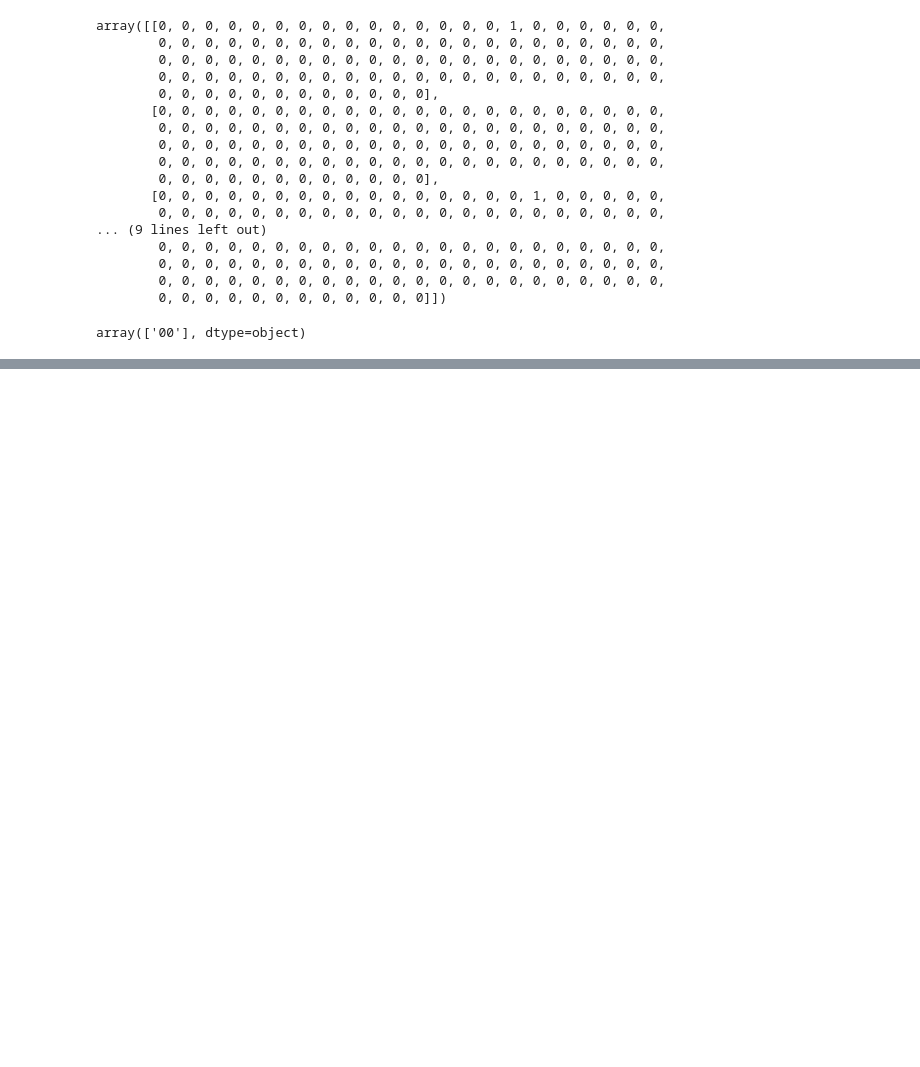
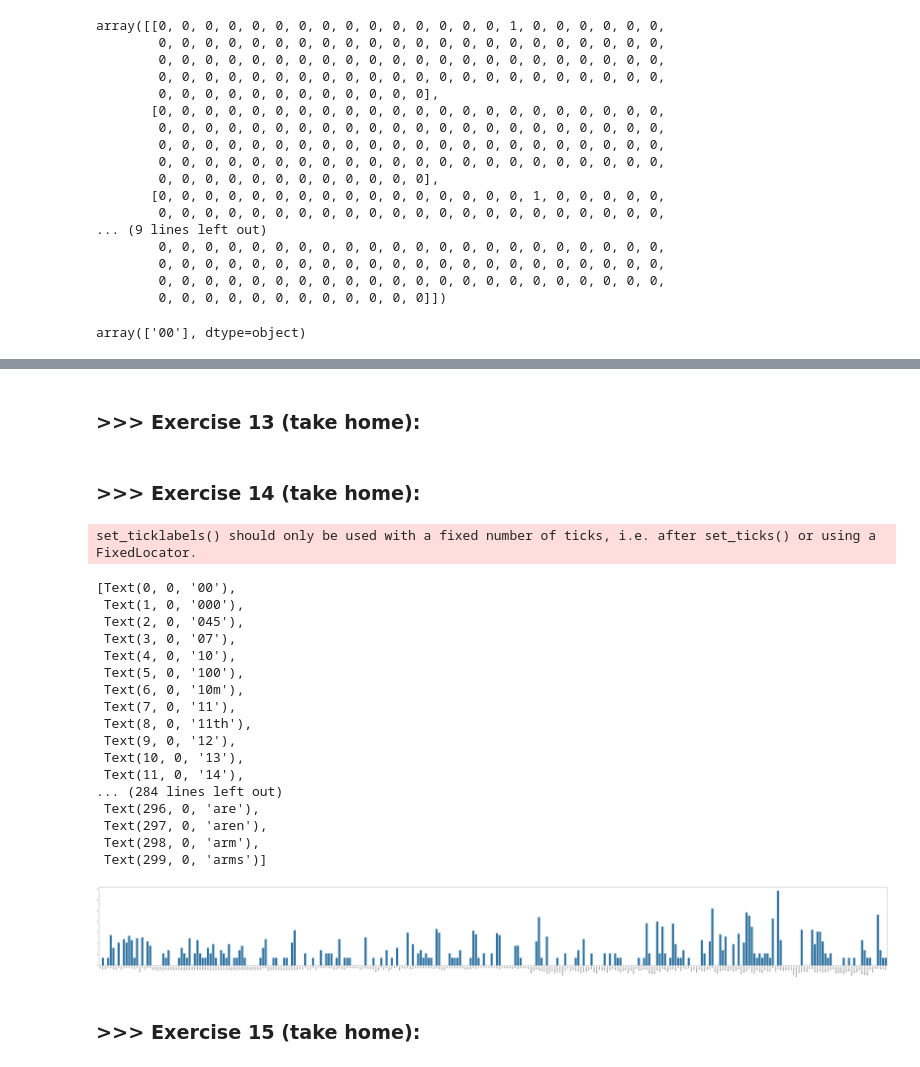
Before and after one commit to Kevindic0214/DM2024-Lab1-Homework, a Jupyter notebook: DM2024-Lab1-Homework.ipynb, the cells around one changed output, grey strips where cells are left out. Cells and saved outputs as stored; diff of their text form; code cells hidden in the pictures; blank space fills up the shorter version.

```diff
--- a/DM2024-Lab1-Homework.ipynb
+++ b/DM2024-Lab1-Homework.ipynb
@@ -979,0 +1160,2 @@ array(['00'], dtype=object)
+# %% [markdown]
+### >>> **Exercise 13 (take home):**
@@ -979,0 +1189,61 @@ array(['00'], dtype=object)
+# %% [markdown]
+### >>> **Exercise 14 (take home):**
+# %%
+# Answer here
+import numpy as np
+import plotly.express as px
+import pandas as pd
+
+# Step 1: Calculate the total frequency of each term
+term_frequencies = np.asarray(X_counts_youtube.sum(axis=0)).flatten()
+
+# Step 2: Sort the terms and their frequencies (in descending order)
+sorted_indices = np.argsort(term_frequencies)[::-1]  # Sort the frequencies in descending order
+sorted_frequencies = term_frequencies[sorted_indices]  # Get the frequencies according to the sorted indices
+sorted_terms = count_vect.get_feature_names_out()[sorted_indices]  # Get the terms according to the sorted indices
+
+# Step 3: Select the top 100 terms for visualization (sorted by frequency)
+top_n = 100
+df = pd.DataFrame({
+    "Terms": sorted_terms[:top_n],  # Top 100 terms
+    "Frequencies": sorted_frequencies[:top_n]  # Corresponding frequencies
+})
+
+# Step 4: Use Plotly to create a bar chart of the top 100 term frequencies
+fig = px.bar(df, x='Terms', y='Frequencies', title="Top 100 Term Frequencies (Sorted by Frequency)", labels={'Terms': 'Terms', 'Frequencies': 'Frequencies'})
+
+# Step 5: Rotate x-axis labels to avoid crowding
+fig.update_layout(xaxis_tickangle=-90)
+
+# Step 6: Display the plot
+fig.show()
+# %%
+import math
+term_frequencies_log = [math.log(i) for i in term_frequencies]
+# %%
+plt.subplots(figsize=(100, 10))
+g = sns.barplot(x=count_vect.get_feature_names_out()[:300],
+                y=term_frequencies_log[:300])
+g.set_xticklabels(count_vect.get_feature_names_out()[:300], rotation = 90)
+# %% [output]
+set_ticklabels() should only be used with a fixed number of ticks, i.e. after set_ticks() or using a FixedLocator.
+[Text(0, 0, '00'),
+ Text(1, 0, '000'),
+ Text(2, 0, '045'),
+ Text(3, 0, '07'),
+ Text(4, 0, '10'),
+ Text(5, 0, '100'),
+ Text(6, 0, '10m'),
+ Text(7, 0, '11'),
+ Text(8, 0, '11th'),
+ Text(9, 0, '12'),
+ Text(10, 0, '13'),
+ Text(11, 0, '14'),
+... (284 lines left out)
+ Text(296, 0, 'are'),
+ Text(297, 0, 'aren'),
+ Text(298, 0, 'arm'),
+ Text(299, 0, 'arms')]
+[figure, added]
+# %% [markdown]
+### >>> **Exercise 15 (take home):**
```
Also changed, not shown: parts of 25 cells of this notebook.
